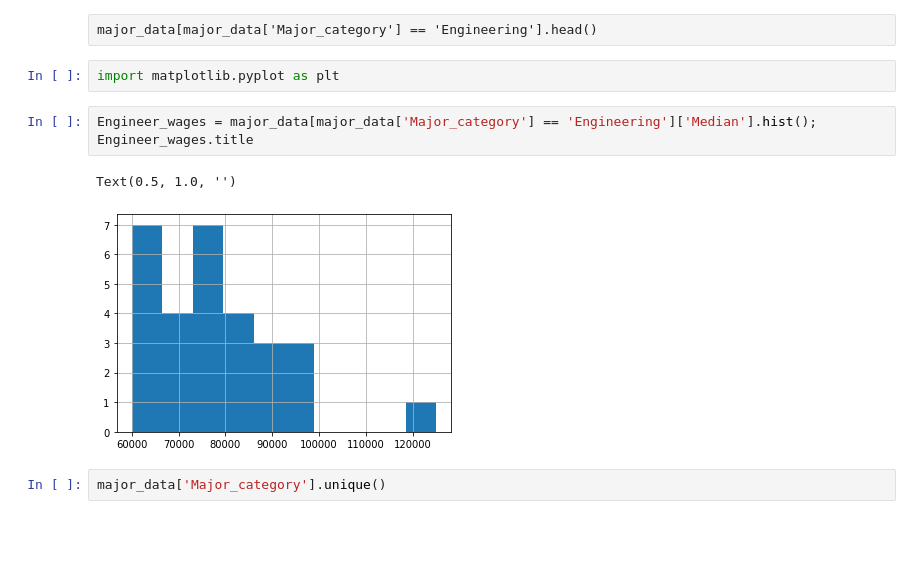
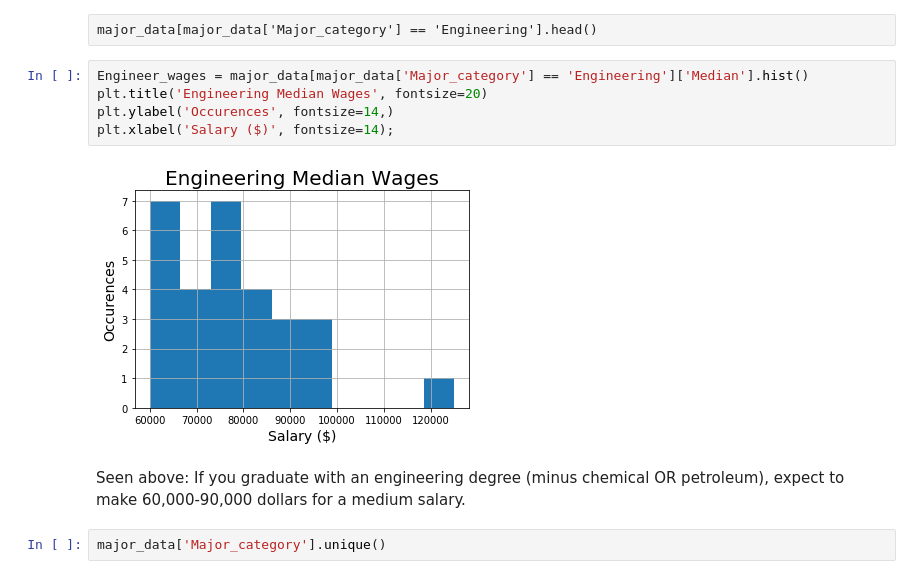
Before and after one commit to michaeltait3/College-Majors-Report, a Jupyter notebook: eda.ipynb, the cells around one changed output. Drawn from its saved outputs; the diff is of its cells as text; blank space fills up the shorter version.

```diff
--- a/eda.ipynb
+++ b/eda.ipynb
@@ -92,14 +92,15 @@ Name: Major_category, dtype: int64
 value_counts() shows how many different types of majors there are within a categroy
 # %% [raw]
 major_data[major_data['Major_category'] == 'Engineering'].head()
-# %%
-import matplotlib.pyplot as plt
 # %%
-Engineer_wages = major_data[major_data['Major_category'] == 'Engineering']['Median'].hist();
-Engineer_wages.title
+Engineer_wages = major_data[major_data['Major_category'] == 'Engineering']['Median'].hist()
+plt.title('Engineering Median Wages', fontsize=20)
+plt.ylabel('Occurences', fontsize=14,)
+plt.xlabel('Salary ($)', fontsize=14);
 # %% [output]
-Text(0.5, 1.0, '')
-[figure, old version]
+[figure, new version]
+# %% [markdown]
+Seen above: If you graduate with an engineering degree (minus chemical OR petroleum), expect to make 60,000-90,000 dollars for a medium salary.
 # %%
 major_data['Major_category'].unique()
 # %% [output]
```
Also changed, not shown: parts of 24 cells of this notebook, 1 other file.
